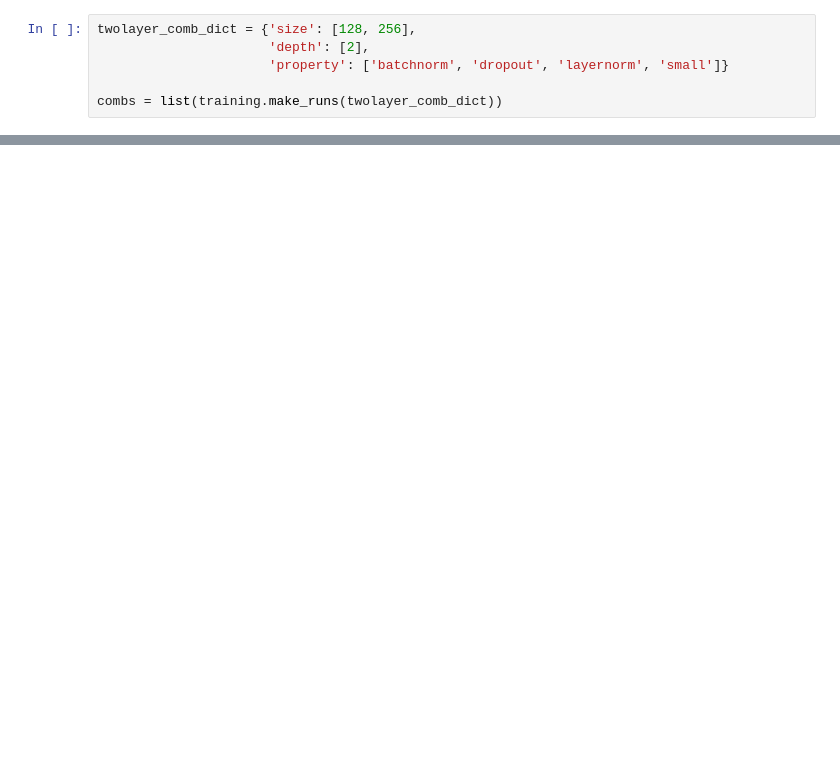
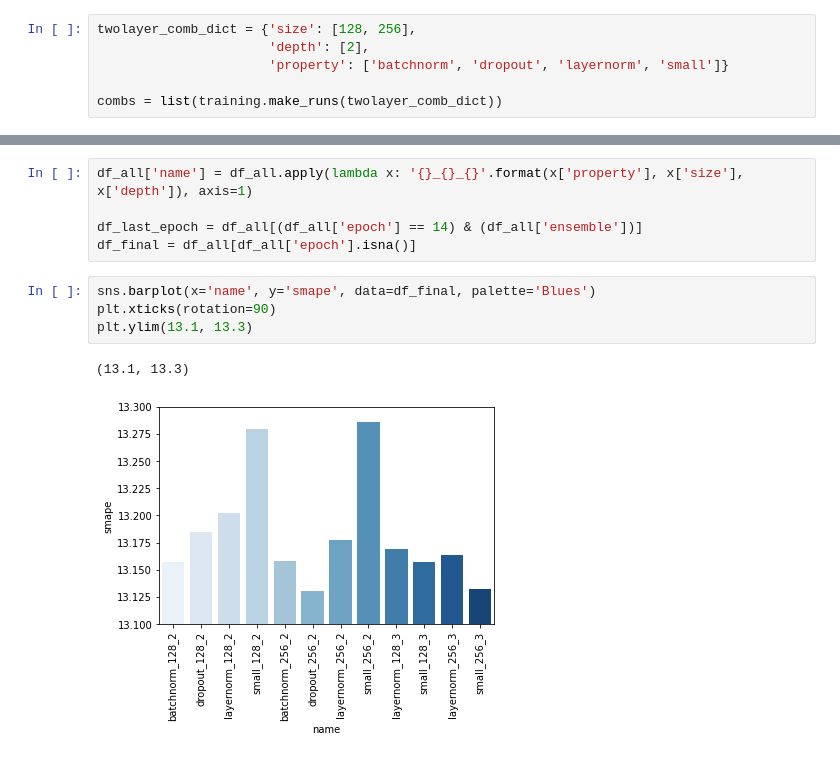
Before and after one commit to djib2011/forecasting-augmentation, a Jupyter notebook: experimentation/architecture_investigation.ipynb, the cells around one changed output, grey strips where cells are left out. Saved outputs shown, nothing was run; the diff lists cells and outputs as text; blank space fills up the shorter version.

```diff
--- a/experimentation/architecture_investigation.ipynb
+++ b/experimentation/architecture_investigation.ipynb
@@ -72,0 +59,12 @@ plt.tight_layout()
+# %%
+df_all['name'] = df_all.apply(lambda x: '{}_{}_{}'.format(x['property'], x['size'], x['depth']), axis=1)
+
+df_last_epoch = df_all[(df_all['epoch'] == 14) & (df_all['ensemble'])]
+df_final = df_all[df_all['epoch'].isna()]
+# %%
+sns.barplot(x='name', y='smape', data=df_final, palette='Blues')
+plt.xticks(rotation=90)
+plt.ylim(13.1, 13.3)
+# %% [output]
+(13.1, 13.3)
+[figure, added]
```
Also changed, not shown: parts of 11 cells of this notebook, 1 other file.
